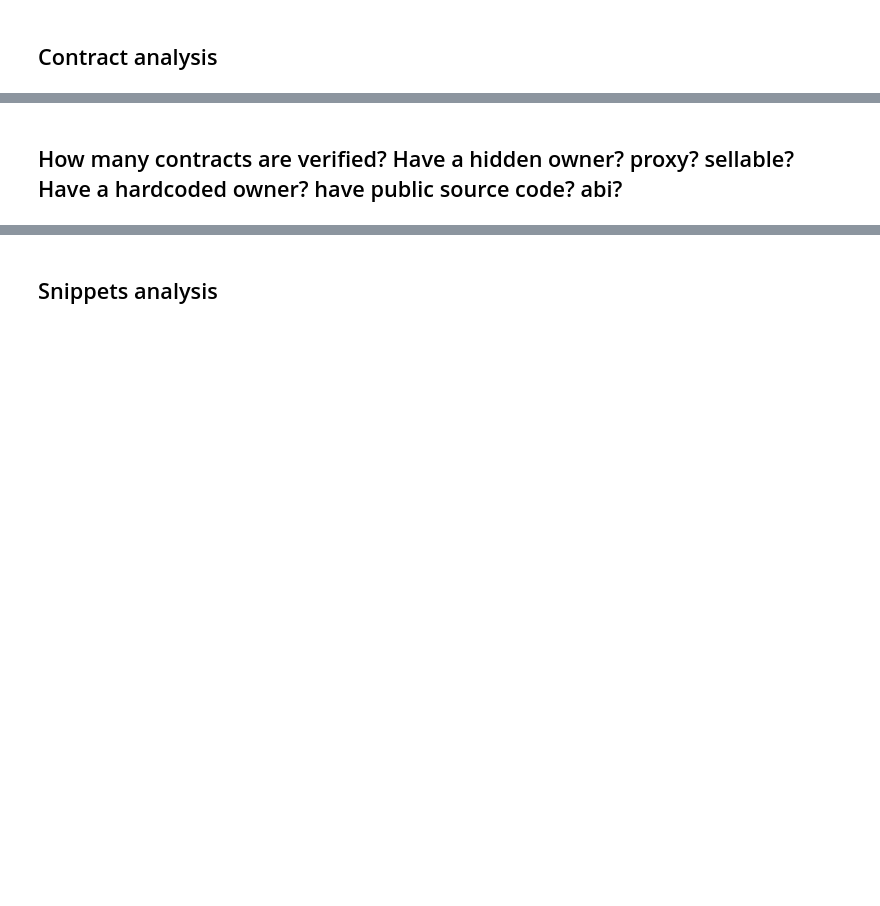
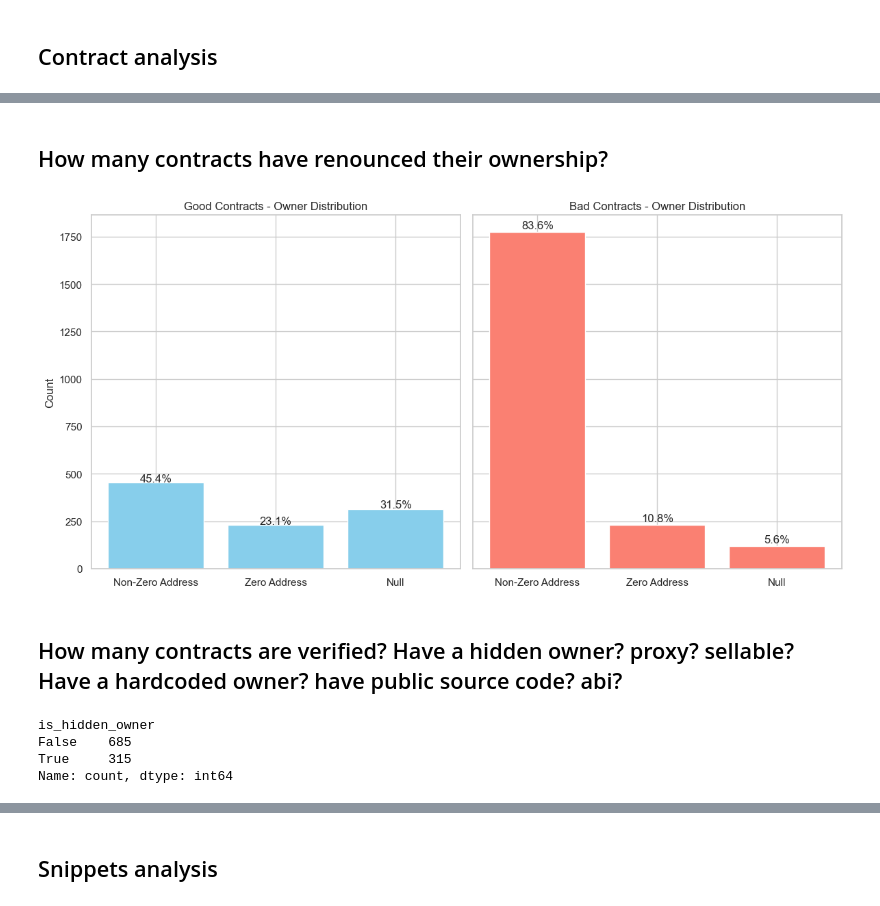
Before and after one commit to all-1807355/token-analyzer, a Jupyter notebook: data_analysis/contract_analysis.ipynb, the cells around one changed output, grey strips where cells are left out. Saved outputs shown, nothing was run; the diff lists cells and outputs as text; code cells hidden in the pictures; blank space fills up the shorter version.

```diff
--- a/data_analysis/contract_analysis.ipynb
+++ b/data_analysis/contract_analysis.ipynb
@@ -21,5 +24,56 @@ df_contract_good.head()
+# %% [markdown]
+## How many contracts have renounced their ownership?
+# %%
+# Define a function to classify owner type
+def classify_owner(owner):
+    if pd.isna(owner):
+        return 'Null'
+    elif owner.lower() == '0x0000000000000000000000000000000000000000':
+        return 'Zero Address'
+    else:
+        return 'Non-Zero Address'
+
+# Apply the classification to both DataFrames
+df_contract_good['owner_type'] = df_contract_good['owner'].apply(classify_owner)
+df_contract_bad['owner_type'] = df_contract_bad['owner'].apply(classify_owner)
+
+# Count owner types
+good_counts = df_contract_good['owner_type'].value_counts().reindex(['Non-Zero Address', 'Zero Address', 'Null'], fill_value=0)
+bad_counts = df_contract_bad['owner_type'].value_counts().reindex(['Non-Zero Address', 'Zero Address', 'Null'], fill_value=0)
+
+# Calculate percentages
+good_percent = good_counts / good_counts.sum() * 100
+bad_percent = bad_counts / bad_counts.sum() * 100
+
+# Plotting
+fig, axes = plt.subplots(1, 2, figsize=(12, 6), sharey=True)
+
+# Plot for df_contract_good
+axes[0].bar(good_counts.index, good_counts.values, color='skyblue')
+axes[0].set_title('Good Contracts - Owner Distribution')
+axes[0].set_ylabel('Count')
+for i, val in enumerate(good_counts.values):
+    axes[0].text(i, val + max(good_counts.values) * 0.01, f'{good_percent[i]:.1f}%', ha='center')
+
+# Plot for df_contract_bad
+axes[1].bar(bad_counts.index, bad_counts.values, color='salmon')
+axes[1].set_title('Bad Contracts - Owner Distribution')
+for i, val in enumerate(bad_counts.values):
+    axes[1].text(i, val + max(bad_counts.values) * 0.01, f'{bad_percent[i]:.1f}%', ha='center')
+
+plt.tight_layout()
+plt.show()
+# %% [output]
+[figure, added]
 # %% [markdown]
 ## How many contracts are verified? Have a hidden owner? proxy? sellable? Have a hardcoded owner? have public source code? abi?
+# %%
+df_contract_good['is_hidden_owner'].value_counts()
+# %% [output]
+is_hidden_owner
+False    685
+True     315
+Name: count, dtype: int64
 # %%
 # Set seaborn theme and figure size
 sns.set_theme(style="whitegrid")
```
Also changed, not shown: parts of 4 cells of this notebook, 6 other files.
